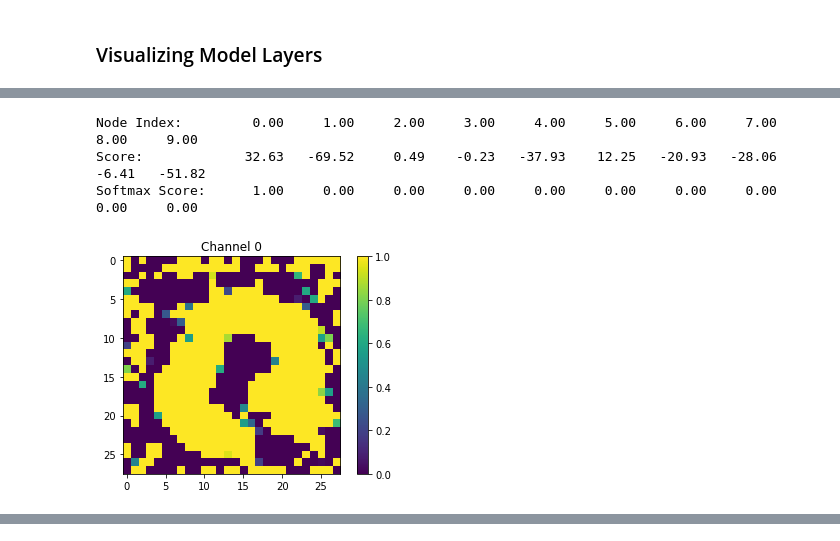
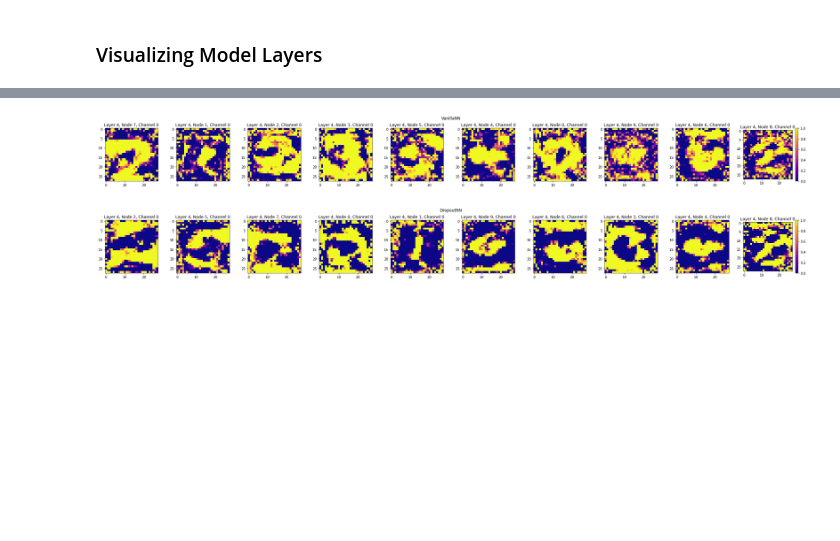
Before and after one commit to UMT-CSCI-591-Deep-Learning-2022/Week_9_Dropout, a Jupyter notebook: Week_9_Dropout_Answer_Key.ipynb, the cells around one changed output, grey strips where cells are left out. Drawn from its saved outputs; the diff is of its cells as text; code cells hidden in the pictures; blank space fills up the shorter version.

```diff
--- a/Week_9_Dropout_Answer_Key.ipynb
+++ b/Week_9_Dropout_Answer_Key.ipynb
@@ -342,7 +316,7 @@ def generate_optimal_image(
     depth: int,
     device,
     learning_rate: int = 5e-4,
-    epochs: int = 7500,
+    epochs: int = 4500,
     optimize_range: bool = False
 ) -> np.ndarray:
     # Put model in evaluation mode, we only want to optimize the image...
@@ -352,8 +326,7 @@ def generate_optimal_image(
     optimizer = optim.Adam([img], lr=learning_rate)
     loss_func = nn.MSELoss()
 
-    print(f"Optimizing result after linear layer {model.linear_layer(run_through_layers - 1)}"
-          f" for the following node indexes: {nodes}")
+    print(f"Optimize Values After Layer {model.linear_layer(run_through_layers - 1)}, Node: {nodes}")
 
     for i in range(epochs):
         # Zero gradients...
@@ -385,4 +358,40 @@ def generate_optimal_image(
             print(f"Epoch: {i}/{epochs}, Loss: {loss:.02f}")
 
     return img
+
+def random_optimal_images_from(
+    model: nn.Module,
+    layer: int,
+    num_samples: int,
+    width: int,
+    height: int,
+    depth: int,
+    device,
+    *args,
+    **kwargs
+) -> tuple:
+    imgs = []
+    samples = np.random.choice(model.linear_layer(layer - 1).weight.shape[0], num_samples, replace=False)
+
+    for i, sample in enumerate(samples):
+        print(f"Working on image {i + 1}/{num_samples}")
+        imgs.append(
+            generate_optimal_image(model, layer, sample, height, width, depth, device, *args, **kwargs)
+        )
+
+    fig, axs = plt.subplots(depth, num_samples, squeeze=False)
+    fig.set_size_inches(3 * num_samples, 3 * depth)
+    fig.suptitle(type(model).__name__)
+
+    for img, sample_i, sub_axs in zip(imgs, samples, axs.T):
+        for j, ax in enumerate(sub_axs):
+            img2 = img.cpu().detach().numpy()[0, j]
+            ax.set_title(f"Layer {layer}, Node {sample_i}, Channel {j}")
+            m = ax.imshow(img2, cmap="plasma")
+
+    fig.colorbar(m)
+    fig.tight_layout()
+    fig.show()
+
+    return fig, axs, imgs, samples
 # %%
@@ -408,25 +411,5 @@ Epoch: 7499/7500, Loss: -38.86
-# %%
-def to_string(arr):
-    return " ".join(f"{f: 8.02f}" for f in arr)
-
-print("Node Index:    ", to_string(range(len(dnn.forward(img, 4)[0]))))
-print("Score:         ", to_string(dnn.forward(img, 4)[0]))
-print("Softmax Score: ", to_string(torch.softmax(dnn.forward(img, 4)[0], -1)))
-# %% [output]
-Node Index:         0.00     1.00     2.00     3.00     4.00     5.00     6.00     7.00     8.00     9.00
-Score:             32.63   -69.52     0.49    -0.23   -37.93    12.25   -20.93   -28.06    -6.41   -51.82
-Softmax Score:      1.00     0.00     0.00     0.00     0.00     0.00     0.00     0.00     0.00     0.00
-# %%
-img2 = img.cpu().detach().numpy()
-img2 = np.reshape(img2, (d, h, w))
-
-fig, axs = plt.subplots(1, d, squeeze=False)
-
-for i, ax in enumerate(axs[0]):
-    ax.set_title(f"Channel {i}")
-    m = ax.imshow(img2[i])
-
-fig.colorbar(m)
-fig.show()
-# %% [output]
-[figure, removed]
+# %%
+%matplotlib inline
+vanilla_res = random_optimal_images_from(vnn, 4, 10, h, w, d, device, optimize_range=True)
+dropout_res = random_optimal_images_from(dnn, 4, 10, h, w, d, device, optimize_range=True)
+# %% [output]
@@ -432,0 +450,2 @@ fig.show()
+[figure, added]
+[figure, added]
```
Also changed, not shown: parts of 10 cells of this notebook.
